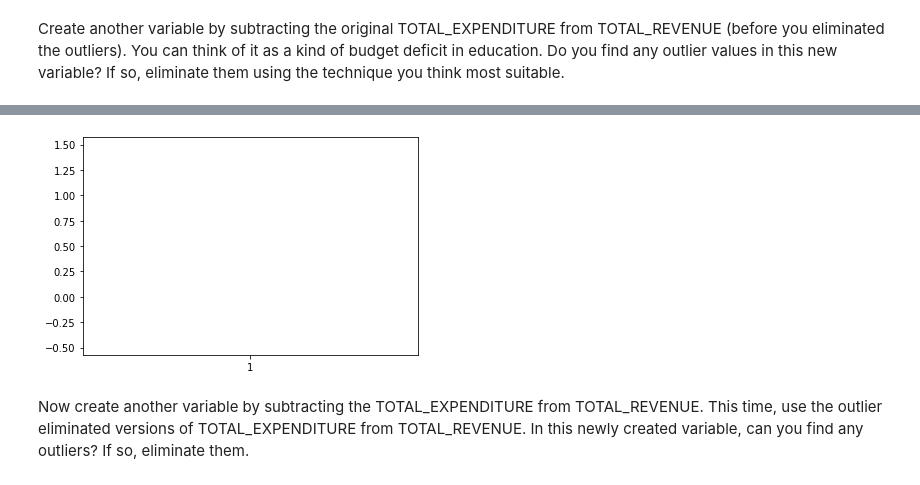
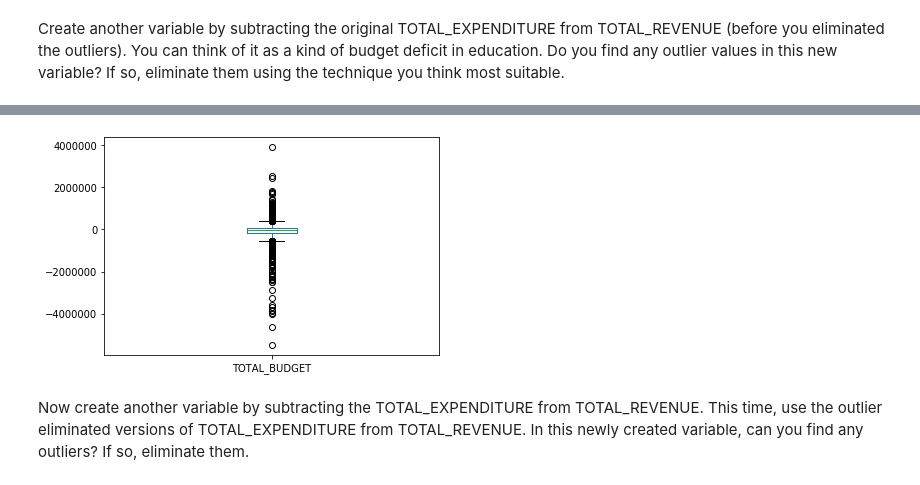
Before and after one commit to jhl126/Thinkful_work, a Jupyter notebook: Thinkful/Checkpoints/Data Cleaning III.ipynb, the cells around one changed output, grey strips where cells are left out. Drawn from its saved outputs; the diff is of its cells as text; code cells hidden in the pictures.

```diff
--- a/Thinkful/Checkpoints/Data Cleaning III.ipynb
+++ b/Thinkful/Checkpoints/Data Cleaning III.ipynb
@@ -174,4 +174,6 @@ plt.show()
 # %% [markdown]
 Create another variable by subtracting the original TOTAL_EXPENDITURE from TOTAL_REVENUE (before you eliminated the outliers). You can think of it as a kind of budget deficit in education. Do you find any outlier values in this new variable? If so, eliminate them using the technique you think most suitable.
 # %%
-total_budget = education_df.TOTAL_REVENUE - education_df.TOTAL_EXPENDITURE
+education_df["TOTAL_BUDGET"] = education_df["TOTAL_REVENUE"] - education_df["TOTAL_EXPENDITURE"]
+# %%
+total_budget = education_df["TOTAL_BUDGET"].dropna()
@@ -207,8 +254,8 @@ Number of outliers is: 0
 # %%
-plt.boxplot(total_budget)
+ax = total_budget.plot.box()
 plt.show()
 # %% [output]
-[figure, old version]
+[figure, new version]
 # %%
 #There are no outlier values acording to the data and plots
 # %% [markdown]
```
Also changed, not shown: parts of 5 cells of this notebook.
